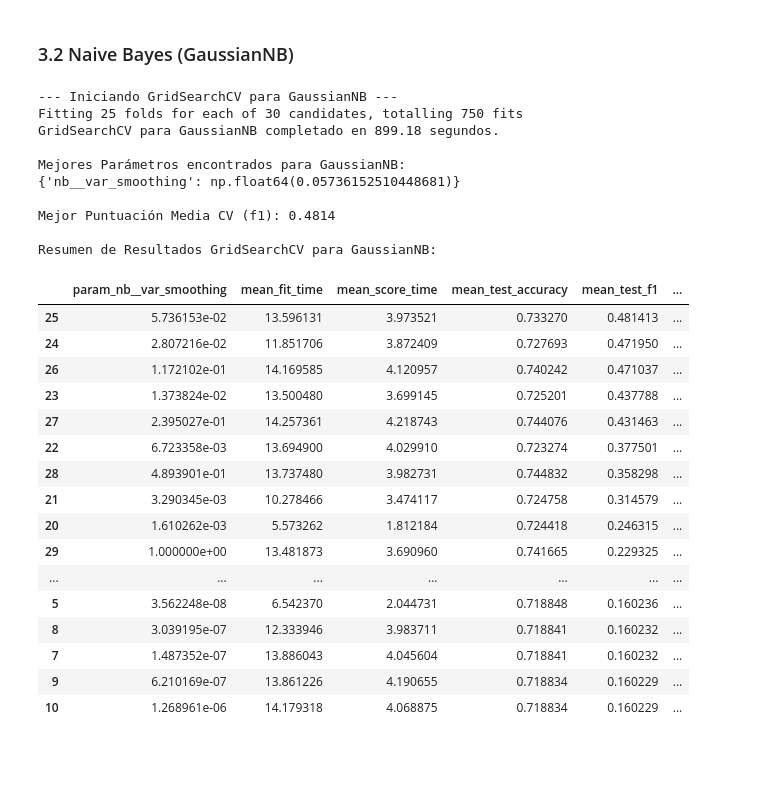
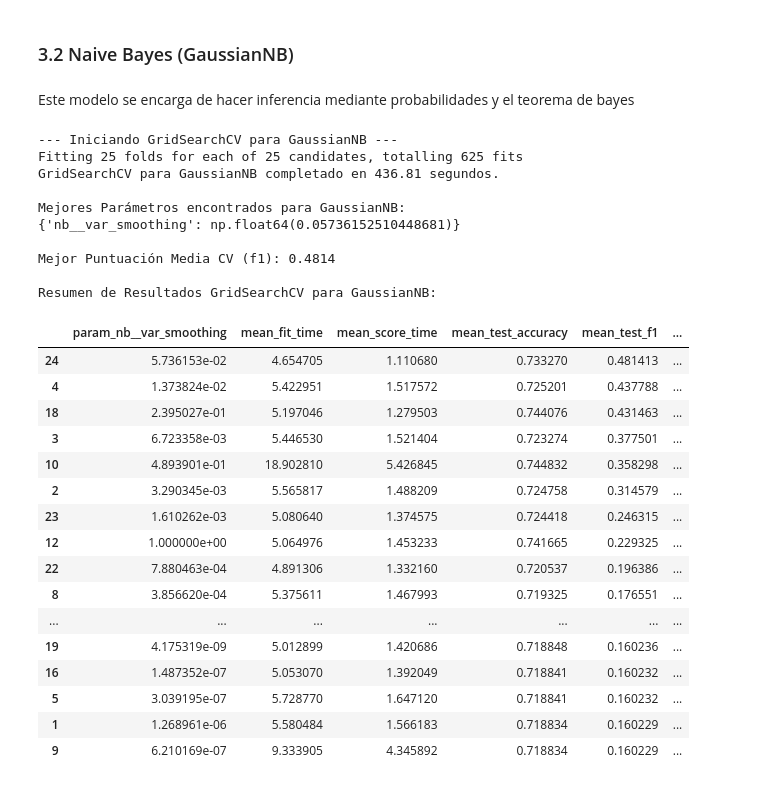
Before and after one commit to GuillermoMorcillo/Practica1Mineria, a Jupyter notebook: Práctica 2 - Aprendizaje y selección de modelos de clasificación.ipynb, the cells around one changed output. Drawn from its saved outputs; the diff is of its cells as text; code cells hidden in the pictures; blank space fills up the shorter version.

Commit message:
Se han terminado de implemtentar los distintos modelos, a parte de que se ha cambiado la función de optimización

```diff
--- a/Práctica 2 - Aprendizaje y selección de modelos de clasificación.ipynb
+++ b/Práctica 2 - Aprendizaje y selección de modelos de clasificación.ipynb
@@ -545,18 +545,20 @@ scoring_metric = {
     "recall": make_scorer(recall_score)
 }
 # %%
-from sklearn.model_selection import GridSearchCV
+from sklearn.model_selection import RandomizedSearchCV
 
-def optimize_with_grid_search(estimator, param_grid, X_train, y_train, cv_strategy, scoring_metric='accuracy', refit="f1"):
+def optimize_with_grid_search(estimator, param_distributions, X_train, y_train, cv_strategy, scoring_metric='accuracy', refit="f1"):
     n_jobs = -1  # Usar todos los cores de CPU disponibles
     return_train_score = True # Incluir puntuaciones de entrenamiento en los resultados
 
-    grid_search = GridSearchCV(
+    grid_search = RandomizedSearchCV(
         estimator=estimator,
-        param_grid=param_grid,
+        param_distributions=param_distributions,
         scoring=scoring_metric,
         n_jobs=n_jobs,
         cv=cv_strategy,
+        n_iter=25,
+        random_state=random_state,
         refit=refit, # Pasa refit directamente como se configuró
         return_train_score=return_train_score,
         verbose=1 # Muestra actualizaciones de progreso
@@ -675,52 +677,54 @@ Resumen de Resultados GridSearchCV para KNeighborsClassifier:
 # %% [markdown]
 ### 3.2 Naive Bayes (GaussianNB)
+# %% [markdown]
+Este modelo se encarga de hacer inferencia mediante probabilidades y el teorema de bayes
 # %%
 # 1. Definir pipeline (preprocessor + nb)
 nb_pipeline = Pipeline([('preprocessing', full_pipeline), ('nb', GaussianNB())])
 
 # 2. Definir grid (usando prefijo 'nb__')
-nb_param_grid = {
+nb_param_distributions = {
     'nb__var_smoothing': np.logspace(-9, 0, num=30) # 30 valores entre 1e-9 y 1e0
 }
 
 # 3. Llamar a la función de optimización
 nb_search_results = optimize_with_grid_search(
     estimator=nb_pipeline,
-    param_grid=nb_param_grid,
+    param_distributions=nb_param_distributions,
     X_train=X_train,
     y_train=y_train,
     cv_strategy=cv_strategy,
     scoring_metric=scoring_metric,
     refit="f1"
 )
 
 # Guardar el mejor modelo reentrenado
 best_nb_model = nb_search_results.best_estimator_
 # %% [output]
 --- Iniciando GridSearchCV para GaussianNB ---
-Fitting 25 folds for each of 30 candidates, totalling 750 fits
-GridSearchCV para GaussianNB completado en 899.18 segundos.
+Fitting 25 folds for each of 25 candidates, totalling 625 fits
+GridSearchCV para GaussianNB completado en 436.81 segundos.
 
 Mejores Parámetros encontrados para GaussianNB:
 {'nb__var_smoothing': np.float64(0.05736152510448681)}
 
 Mejor Puntuación Media CV (f1): 0.4814
 
 Resumen de Resultados GridSearchCV para GaussianNB:
 |  | param_nb__var_smoothing | mean_fit_time | mean_score_time | mean_test_accuracy | mean_test_f1 | ... |
-| 25 | 5.736153e-02 | 13.596131 | 3.973521 | 0.733270 | 0.481413 | ... |
-| 24 | 2.807216e-02 | 11.851706 | 3.872409 | 0.727693 | 0.471950 | ... |
-| 26 | 1.172102e-01 | 14.169585 | 4.120957 | 0.740242 | 0.471037 | ... |
-| 23 | 1.373824e-02 | 13.500480 | 3.699145 | 0.725201 | 0.437788 | ... |
-| 27 | 2.395027e-01 | 14.257361 | 4.218743 | 0.744076 | 0.431463 | ... |
-| 22 | 6.723358e-03 | 13.694900 | 4.029910 | 0.723274 | 0.377501 | ... |
-| 28 | 4.893901e-01 | 13.737480 | 3.982731 | 0.744832 | 0.358298 | ... |
-| 21 | 3.290345e-03 | 10.278466 | 3.474117 | 0.724758 | 0.314579 | ... |
-| 20 | 1.610262e-03 | 5.573262 | 1.812184 | 0.724418 | 0.246315 | ... |
-| 29 | 1.000000e+00 | 13.481873 | 3.690960 | 0.741665 | 0.229325 | ... |
+| 24 | 5.736153e-02 | 4.654705 | 1.110680 | 0.733270 | 0.481413 | ... |
+| 4 | 1.373824e-02 | 5.422951 | 1.517572 | 0.725201 | 0.437788 | ... |
+| 18 | 2.395027e-01 | 5.197046 | 1.279503 | 0.744076 | 0.431463 | ... |
+| 3 | 6.723358e-03 | 5.446530 | 1.521404 | 0.723274 | 0.377501 | ... |
+| 10 | 4.893901e-01 | 18.902810 | 5.426845 | 0.744832 | 0.358298 | ... |
+| 2 | 3.290345e-03 | 5.565817 | 1.488209 | 0.724758 | 0.314579 | ... |
+| 23 | 1.610262e-03 | 5.080640 | 1.374575 | 0.724418 | 0.246315 | ... |
+| 12 | 1.000000e+00 | 5.064976 | 1.453233 | 0.741665 | 0.229325 | ... |
+| 22 | 7.880463e-04 | 4.891306 | 1.332160 | 0.720537 | 0.196386 | ... |
+| 8 | 3.856620e-04 | 5.375611 | 1.467993 | 0.719325 | 0.176551 | ... |
 | ... | ... | ... | ... | ... | ... | ... |
-| 5 | 3.562248e-08 | 6.542370 | 2.044731 | 0.718848 | 0.160236 | ... |
-| 8 | 3.039195e-07 | 12.333946 | 3.983711 | 0.718841 | 0.160232 | ... |
-| 7 | 1.487352e-07 | 13.886043 | 4.045604 | 0.718841 | 0.160232 | ... |
-| 9 | 6.210169e-07 | 13.861226 | 4.190655 | 0.718834 | 0.160229 | ... |
-| 10 | 1.268961e-06 | 14.179318 | 4.068875 | 0.718834 | 0.160229 | ... |
+| 19 | 4.175319e-09 | 5.012899 | 1.420686 | 0.718848 | 0.160236 | ... |
+| 16 | 1.487352e-07 | 5.053070 | 1.392049 | 0.718841 | 0.160232 | ... |
+| 5 | 3.039195e-07 | 5.728770 | 1.647120 | 0.718841 | 0.160232 | ... |
+| 1 | 1.268961e-06 | 5.580484 | 1.566183 | 0.718834 | 0.160229 | ... |
+| 9 | 6.210169e-07 | 9.333905 | 4.345892 | 0.718834 | 0.160229 | ... |
```
Also changed, not shown: parts of 20 cells of this notebook.
